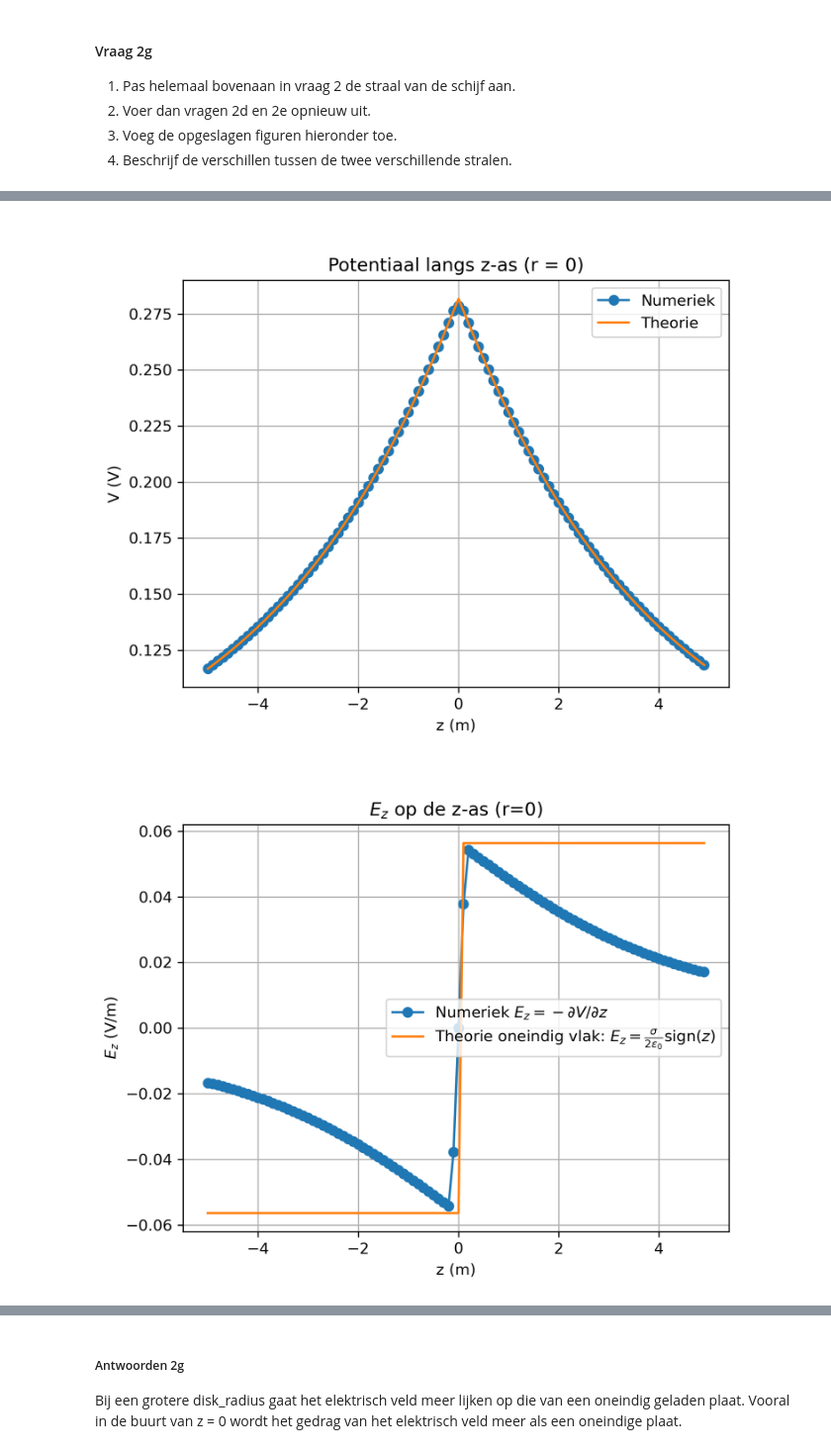
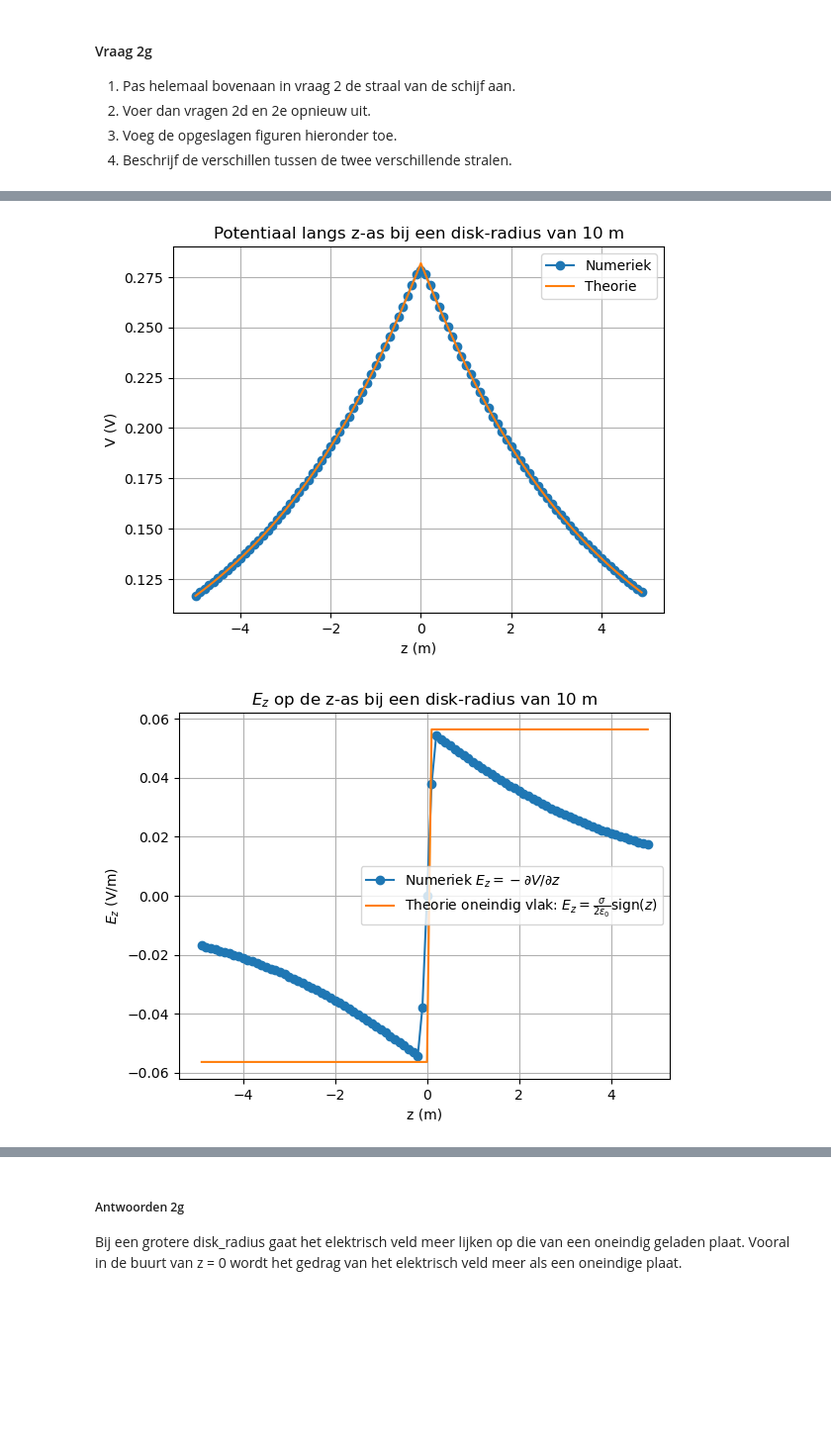
Before and after one commit to FRoerink/opdrachten-DEF-D, a Jupyter notebook: DigitaleOntwerpopdrachten/1CondensatorOpdracht/CondensatorOntwerpopdracht.ipynb, the cells around one changed output, grey strips where cells are left out. Shown at 99% size. Saved outputs shown, nothing was run; the diff lists cells and outputs as text; code cells hidden in the pictures; blank space fills up the shorter version.

```diff
--- a/DigitaleOntwerpopdrachten/1CondensatorOpdracht/CondensatorOntwerpopdracht.ipynb
+++ b/DigitaleOntwerpopdrachten/1CondensatorOpdracht/CondensatorOntwerpopdracht.ipynb
@@ -323,14 +321,14 @@ plt.savefig("vraag_2e_Ez_z_as.png", dpi=300)
 3. Voeg de opgeslagen figuren hieronder toe.
 4. Beschrijf de verschillen tussen de twee verschillende stralen.
 # %%
-idx_r_zero = np.where(np.abs(r) < 1e-12)[0][0]
+idx_r_zero = np.argmin(np.abs(r))
 
 V_z = V[:, idx_r_zero]
 
 V_theorie = (sigma / (2 * epsilon0)) * (np.sqrt(disk_radius**2 + z**2) - np.abs(z))
 
 plt.figure()
-plt.title("Potentiaal langs z-as (r = 0)")
+plt.title("Potentiaal langs z-as bij een disk-radius van 10 m")
 plt.plot(z, V_z, "o-", label="Numeriek")
 plt.plot(z, V_theorie, "-", label="Theorie")
 plt.xlabel("z (m)")
@@ -340,17 +338,16 @@ plt.grid(True)
 
 plt.savefig("vraag_2d_potentiaal_z_as_2g.png", dpi=300)
 
-dV_dz = np.gradient(V[:, idx_r_zero], z)
-Ez_num = -dV_dz
+idx_r_zero = np.argmin(np.abs(r))
+Ez_num = Ez[:, idx_r_zero]
 
 E0 = sigma / (2 * epsilon0)
-Ez_theorie = E0 * np.sign(z)
-Ez_theorie[np.abs(z) < 1e-15] = 0
+Ez_theorie = E0 * np.sign(z_for_E)
 
 plt.figure()
-plt.title(r"$E_z$ op de z-as (r=0)")
-plt.plot(z, Ez_num, "o-", label=r"Numeriek $E_z = -\partial V/\partial z$")
-plt.plot(z, Ez_theorie, "-", label=r"Theorie oneindig vlak: $E_z=\frac{\sigma}{2\varepsilon_0}\mathrm{sign}(z)$")
+plt.title(r"$E_z$ op de z-as bij een disk-radius van 10 m")
+plt.plot(z_for_E, Ez_num, "o-", label=r"Numeriek $E_z = -\partial V/\partial z$")
+plt.plot(z_for_E, Ez_theorie, "-", label=r"Theorie oneindig vlak: $E_z=\frac{\sigma}{2\varepsilon_0}\mathrm{sign}(z)$")
 plt.xlabel("z (m)")
 plt.ylabel(r"$E_z$ (V/m)")
 plt.legend()
@@ -358,8 +355,6 @@ plt.grid(True)
 
 plt.savefig("vraag_2e_Ez_z_as_2g.png", dpi=300)
 
-display(Image("vraag_2d_potentiaal_z_as_2g.png"))
-display(Image("vraag_2e_Ez_z_as_2g.png"))
 display(Image("vraag_2d_potentiaal_z_as.png"))
 display(Image("vraag_2e_Ez_z_as.png"))
 # %% [output]
@@ -368,2 +363,2 @@ display(Image("vraag_2e_Ez_z_as.png"))
-[figure, old version]
+[figure, new version]
-[figure, old version]
+[figure, new version]
```
Also changed, not shown: parts of 13 cells of this notebook, 3 other files.
